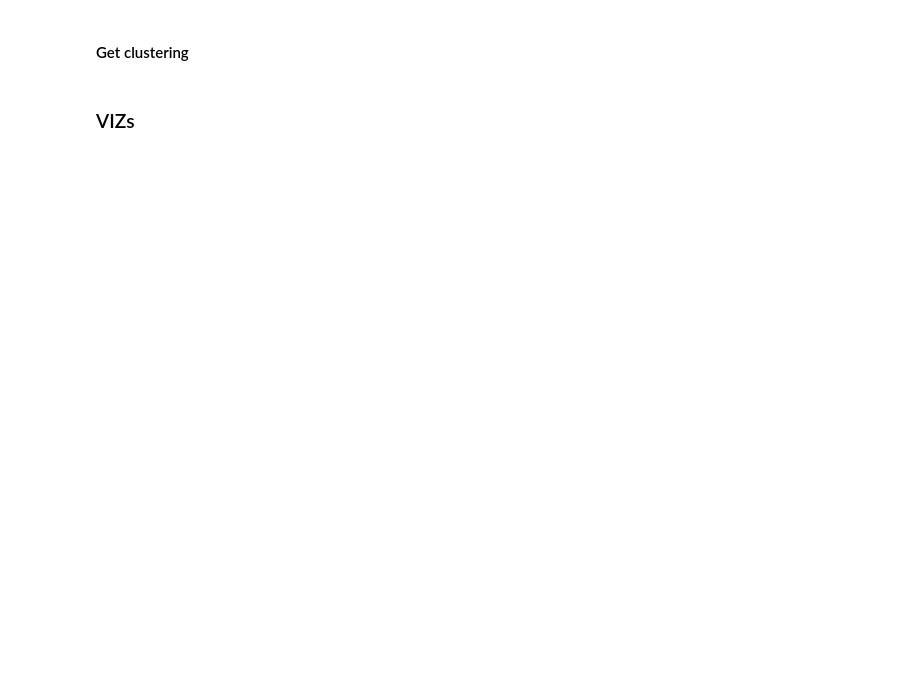
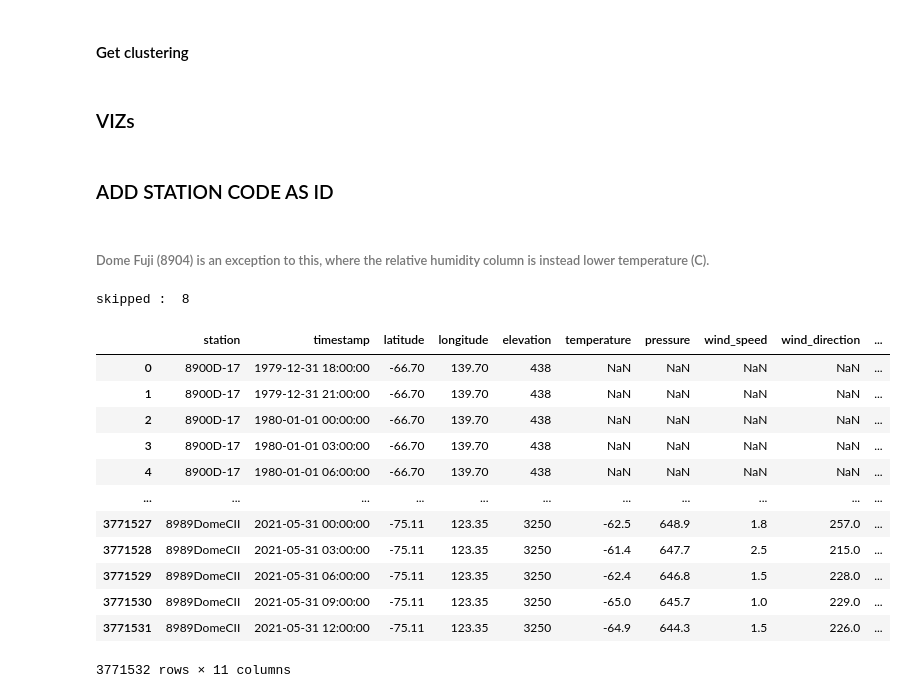
Before and after one commit to MarioAlessandroNapoli/Influence-of-local-sources-on-the-mineral-dust-budget-in-Antarctica, a Jupyter notebook: Tesi.ipynb, the cells around one changed output. Cells and saved outputs as stored; diff of their text form; code cells hidden in the pictures; blank space fills up the shorter version.

```diff
--- a/Tesi.ipynb
+++ b/Tesi.ipynb
@@ -63,0 +72,2 @@ px.scatter(stazioni, x="dust_conc_(ppb)", y="cropout_area_within_1000km", size='
+# %% [markdown]
+### ADD STATION CODE AS ID
@@ -63,0 +135,20 @@ px.scatter(stazioni, x="dust_conc_(ppb)", y="cropout_area_within_1000km", size='
+# %% [markdown]
+###### Dome Fuji (8904) is an exception to this, where the relative humidity column is instead lower temperature (C).
+# %%
+amrc = get_data()
+amrc
+# %% [output]
+skipped :  8
+|  | station | timestamp | latitude | longitude | elevation | temperature | pressure | wind_speed | wind_direction | ... |
+| 0 | 8900D-17 | 1979-12-31 18:00:00 | -66.70 | 139.70 | 438 | NaN | NaN | NaN | NaN | ... |
+| 1 | 8900D-17 | 1979-12-31 21:00:00 | -66.70 | 139.70 | 438 | NaN | NaN | NaN | NaN | ... |
+| 2 | 8900D-17 | 1980-01-01 00:00:00 | -66.70 | 139.70 | 438 | NaN | NaN | NaN | NaN | ... |
+| 3 | 8900D-17 | 1980-01-01 03:00:00 | -66.70 | 139.70 | 438 | NaN | NaN | NaN | NaN | ... |
+| 4 | 8900D-17 | 1980-01-01 06:00:00 | -66.70 | 139.70 | 438 | NaN | NaN | NaN | NaN | ... |
+| ... | ... | ... | ... | ... | ... | ... | ... | ... | ... | ... |
+| 3771527 | 8989DomeCII | 2021-05-31 00:00:00 | -75.11 | 123.35 | 3250 | -62.5 | 648.9 | 1.8 | 257.0 | ... |
+| 3771528 | 8989DomeCII | 2021-05-31 03:00:00 | -75.11 | 123.35 | 3250 | -61.4 | 647.7 | 2.5 | 215.0 | ... |
+| 3771529 | 8989DomeCII | 2021-05-31 06:00:00 | -75.11 | 123.35 | 3250 | -62.4 | 646.8 | 1.5 | 228.0 | ... |
+| 3771530 | 8989DomeCII | 2021-05-31 09:00:00 | -75.11 | 123.35 | 3250 | -65.0 | 645.7 | 1.0 | 229.0 | ... |
+| 3771531 | 8989DomeCII | 2021-05-31 12:00:00 | -75.11 | 123.35 | 3250 | -64.9 | 644.3 | 1.5 | 226.0 | ... |
+3771532 rows × 11 columns
```
Also changed, not shown: parts of 4 cells of this notebook.
